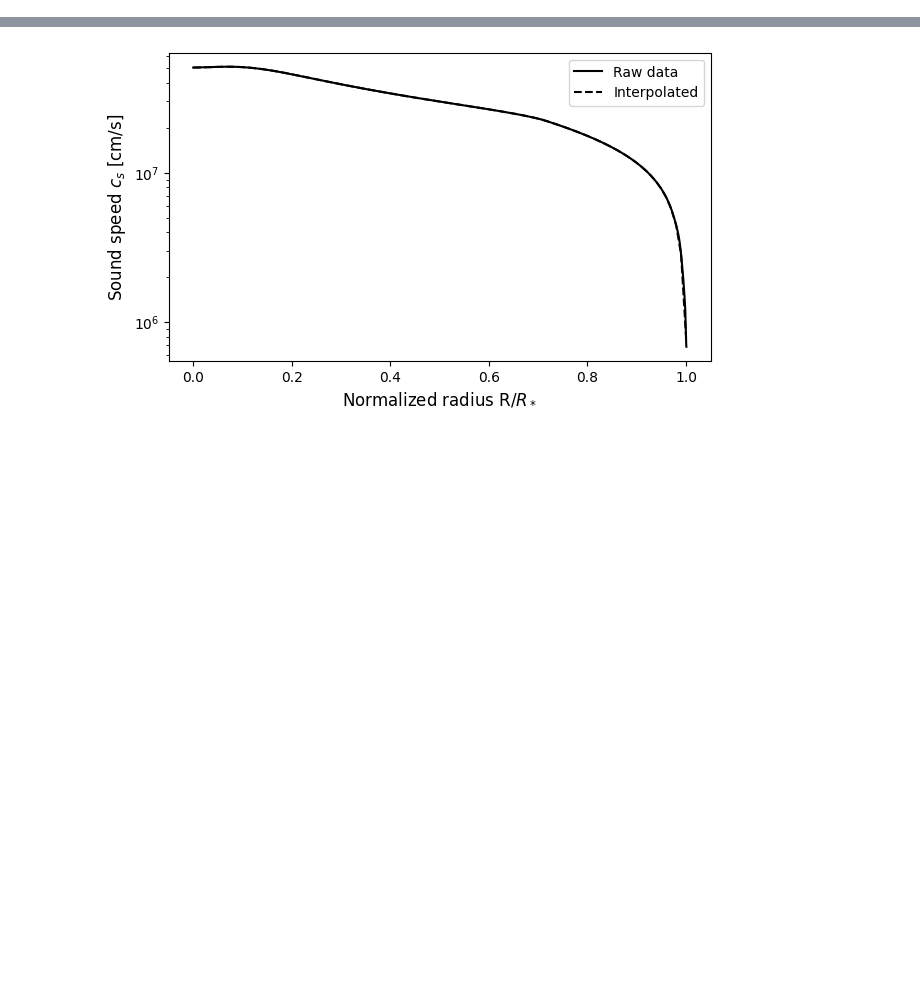
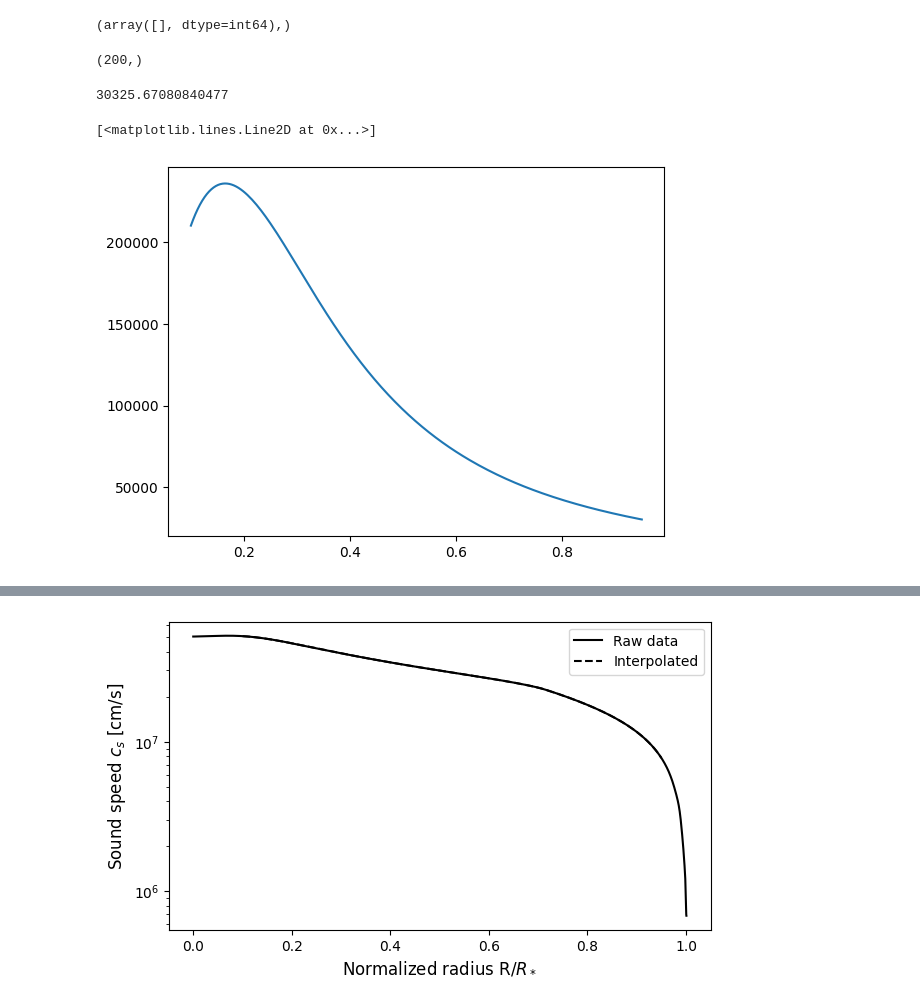
Before and after one commit to tabjone/2DHDCZ, a Jupyter notebook: testing/test_solar_s_background/plot_solar_s.ipynb, the cells around one changed output, grey strips where cells are left out. Drawn from its saved outputs; the diff is of its cells as text; code cells hidden in the pictures; blank space fills up the shorter version.

```diff
--- a/testing/test_solar_s_background/plot_solar_s.ipynb
+++ b/testing/test_solar_s_background/plot_solar_s.ipynb
@@ -35,0 +23,17 @@ r_over_R_raw, c_s_raw, Gamma_1_raw, T0_raw, rho0_raw, p0_raw =\
+# %%
+np.where(np.abs(r_over_R-1)<1e-2)
+# %% [output]
+(array([], dtype=int64),)
+# %%
+r_over_R.shape
+# %% [output]
+(200,)
+# %%
+g[-1]
+# %% [output]
+30325.67080840477
+# %%
+plt.plot(r_over_R, g)
+# %% [output]
+[<matplotlib.lines.Line2D at 0x...>]
+[figure, added]
```
Also changed, not shown: parts of 23 cells of this notebook, 2 other files.
